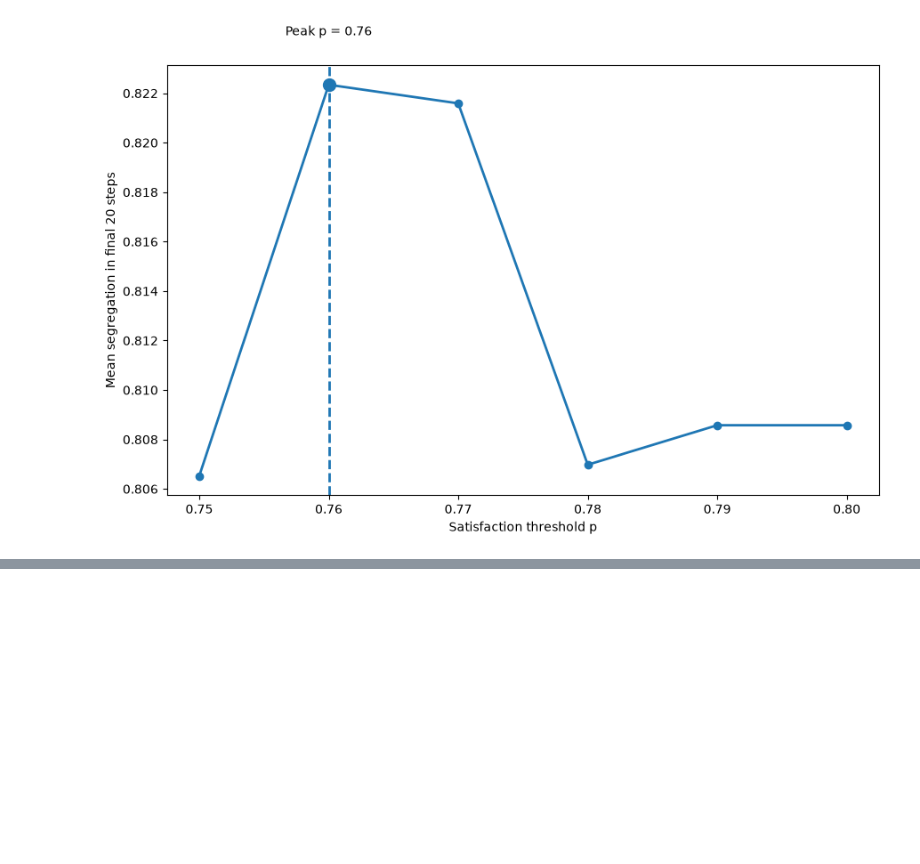
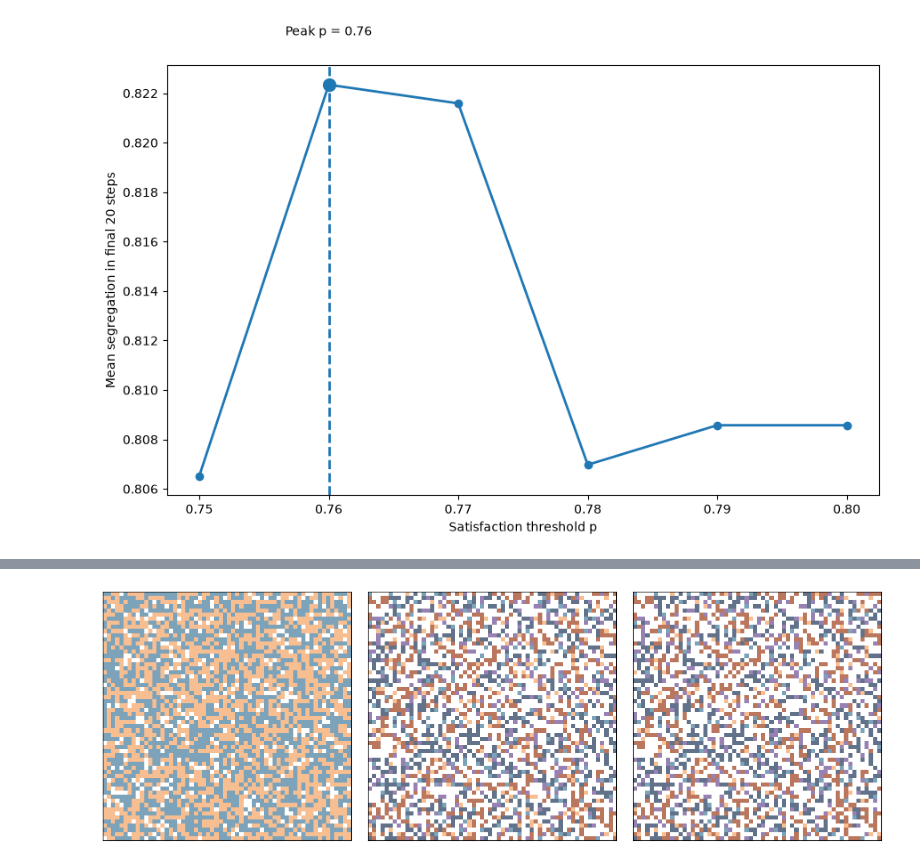
Before and after one commit to DONG-BO-Eric/CITS4403-Project, a Jupyter notebook: code/project.ipynb, the cells around one changed output, grey strips where cells are left out. Cells and saved outputs as stored; diff of their text form; code cells hidden in the pictures; blank space fills up the shorter version.

```diff
--- a/code/project.ipynb
+++ b/code/project.ipynb
@@ -425,0 +517,8 @@ Maximum segregation = 0.8223425000990587
+# %%
+# 给 6 种状态 (empty, A, B, AA, BB, AB) 单独做一个配色，和上面单人版的 cmap 区分开。
+# 特意把 A/AA 设计成同一个色系的浅/深两种橙色，B/BB 设计成同一个色系的浅/深两种蓝色——
+# 因为在 count_neighbors_ext() 里，A 和 AA 本来就被当成"同一边"（邻居权重=1），
+# 用同色系只是深浅不同，看图的时候更容易看出真实的聚集情况，而不会被 6 种毫不相关的
+# 颜色拆得很碎。AB（混合家庭）单独用一个中性紫色，不属于任何一边。
+from matplotlib.colors import ListedColormap
+cmap_ext = ListedColormap(['white', '#f4a261', '#457b9d', '#9c3d17', '#1d3557', '#6a4c93'])
@@ -425,0 +788,5 @@ Maximum segregation = 0.8223425000990587
+# %%
+grid_demo = ExtendedSchelling(n=60, p=0.6, m=0.08, L=3, q=0.70)
+number_frame(grid_demo, [0, 30, 90], 3)
+# %% [output]
+[figure, added]
```
Also changed, not shown: parts of 14 cells of this notebook.
